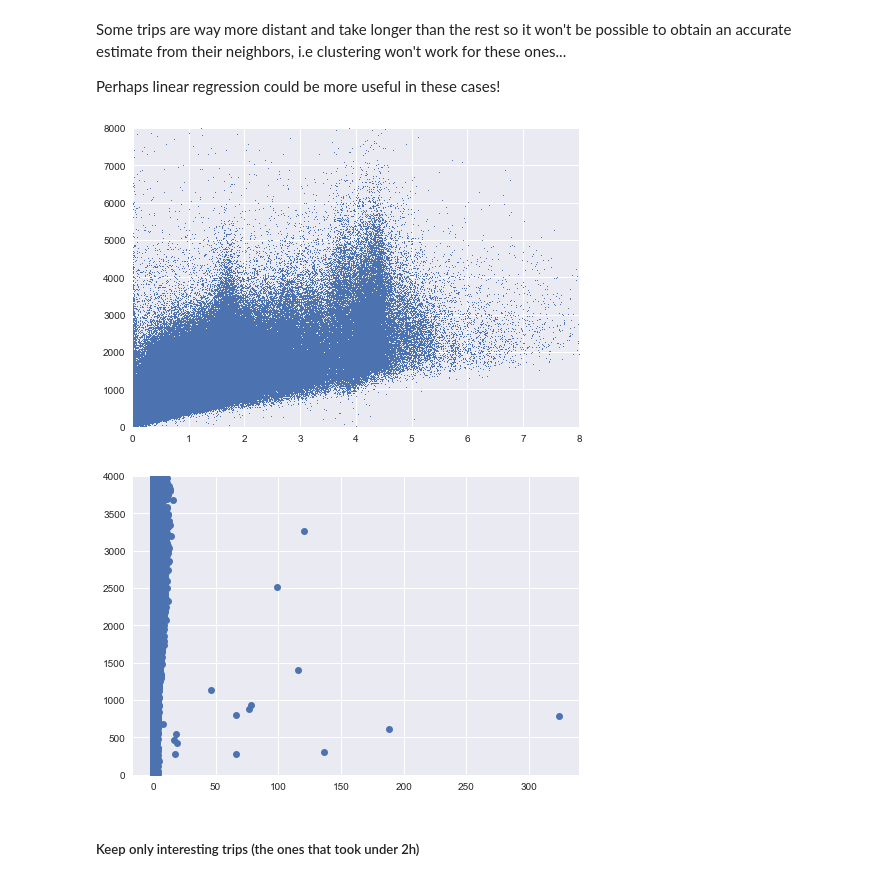
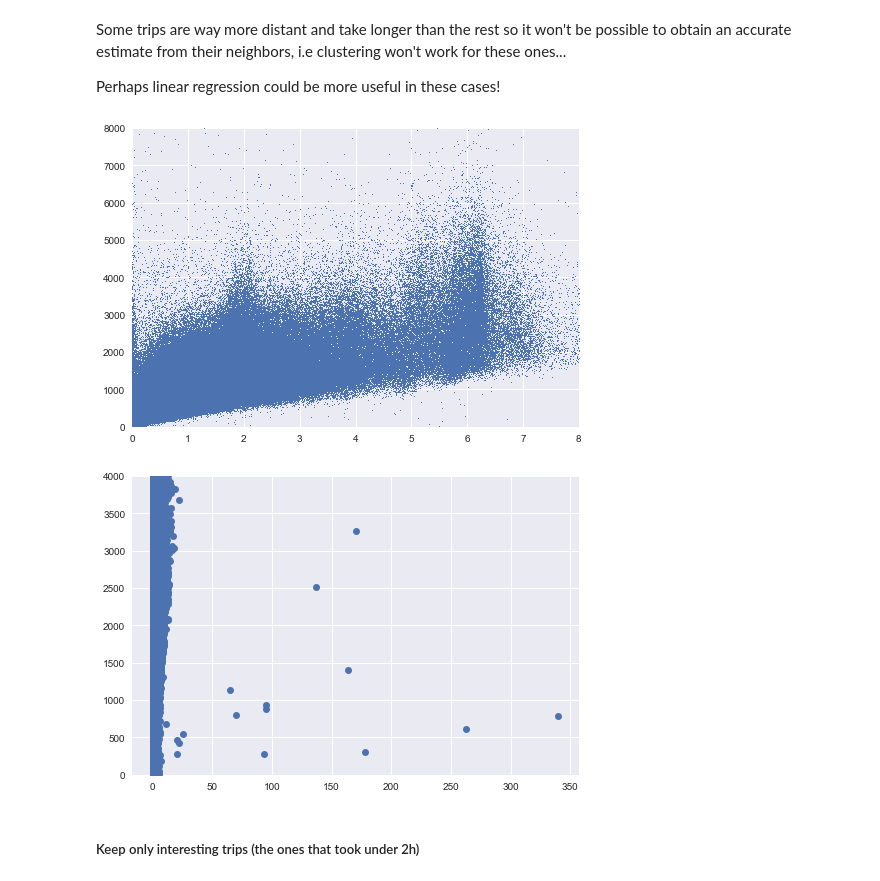
Before and after one commit to AlexGomesDS/New-York-City-Taxi-Trip-Duration, a Jupyter notebook: notebook.ipynb, the cells around one changed output. Drawn from its saved outputs; the diff is of its cells as text; code cells hidden in the pictures.

```diff
--- a/notebook.ipynb
+++ b/notebook.ipynb
@@ -74,6 +74,10 @@ def append_features(dataset):
     dataset_eng['distance'] = np.sqrt(
                                     (dataset_eng.dropoff_latitude - dataset_eng.pickup_latitude).pow(2) +
                                     (dataset_eng.dropoff_longitude - dataset_eng.pickup_longitude).pow(2) )
+
+    dataset_eng['Manh_distance'] = (
+                                    (dataset_eng.dropoff_latitude - dataset_eng.pickup_latitude).abs() +
+                                    (dataset_eng.dropoff_longitude - dataset_eng.pickup_longitude).abs() )
     #the following features only apply for the training set
     if 'dropoff_datetime' in dataset.columns:
         dataset_eng['dropoff_datetime'] = dataset_eng.dropoff_datetime.apply(lambda x: datetime.strptime(x,'%Y-%m-%d %H:%M:%S'))
@@ -109,0 +114,7 @@ plt.show()
+# %%
+train_eng['log_duration'] = np.log(train_eng.trip_duration)
+
+fig3 = train_eng.log_duration.hist(bins = 20)
+fig3.set_xlabel("Log(Trip duration)")
+fig3.set_ylabel("Number of Trips")
+plt.show()
@@ -157,17 +170,17 @@ Some trips are way more distant and take longer than the rest so it won't be pos
 
 Perhaps linear regression could be more useful in these cases!
 # %%
-ax = plt.plot(train_eng.distance, train_eng.trip_duration,',')
+ax = plt.plot(train_eng.Manh_distance, train_eng.trip_duration,',')
 plt.xlim(0,8)
 plt.ylim(0,8000)
 plt.show()
 
-ax = plt.plot(train_eng.distance, train_eng.trip_duration,'o')
+ax = plt.plot(train_eng.Manh_distance, train_eng.trip_duration,'o')
 plt.ylim(0,4000)
 plt.show()
 # %% [output]
-[figure, old version]
+[figure, new version]
-[figure, old version]
+[figure, new version]
 # %% [markdown]
 ##### Keep only interesting trips (the ones that took under 2h)
 # %%
```
Also changed, not shown: parts of 2 cells of this notebook, 3 other files.
